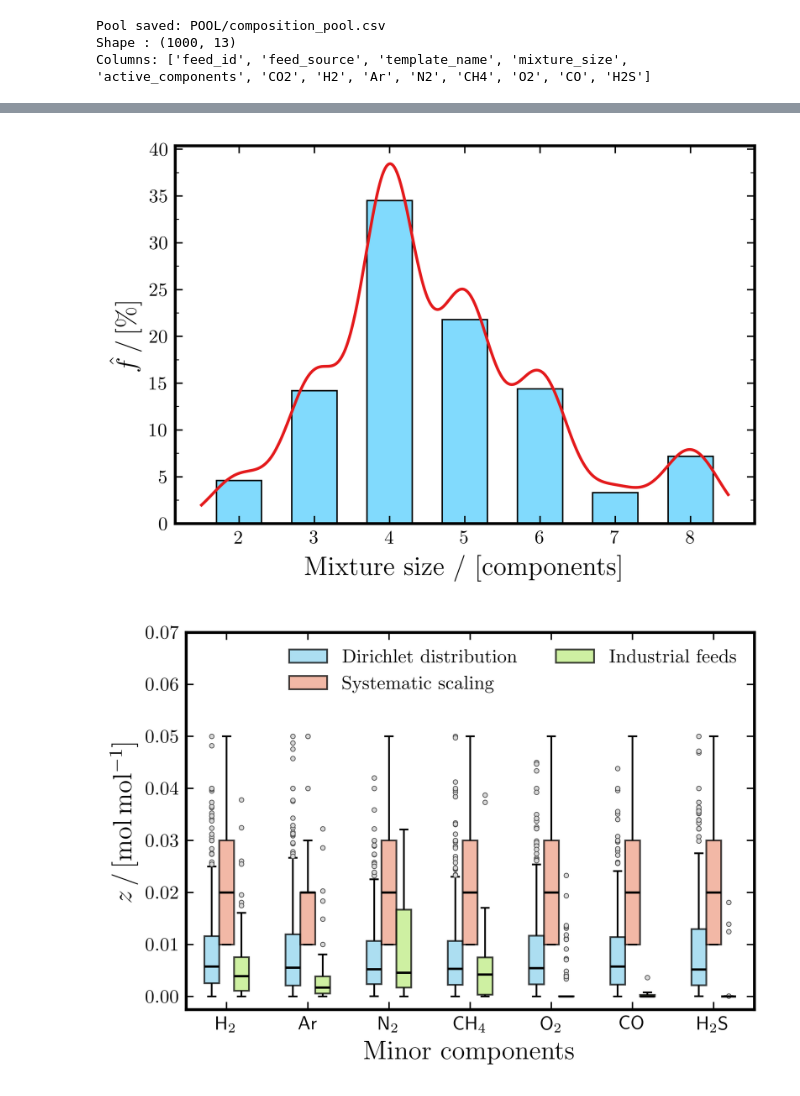
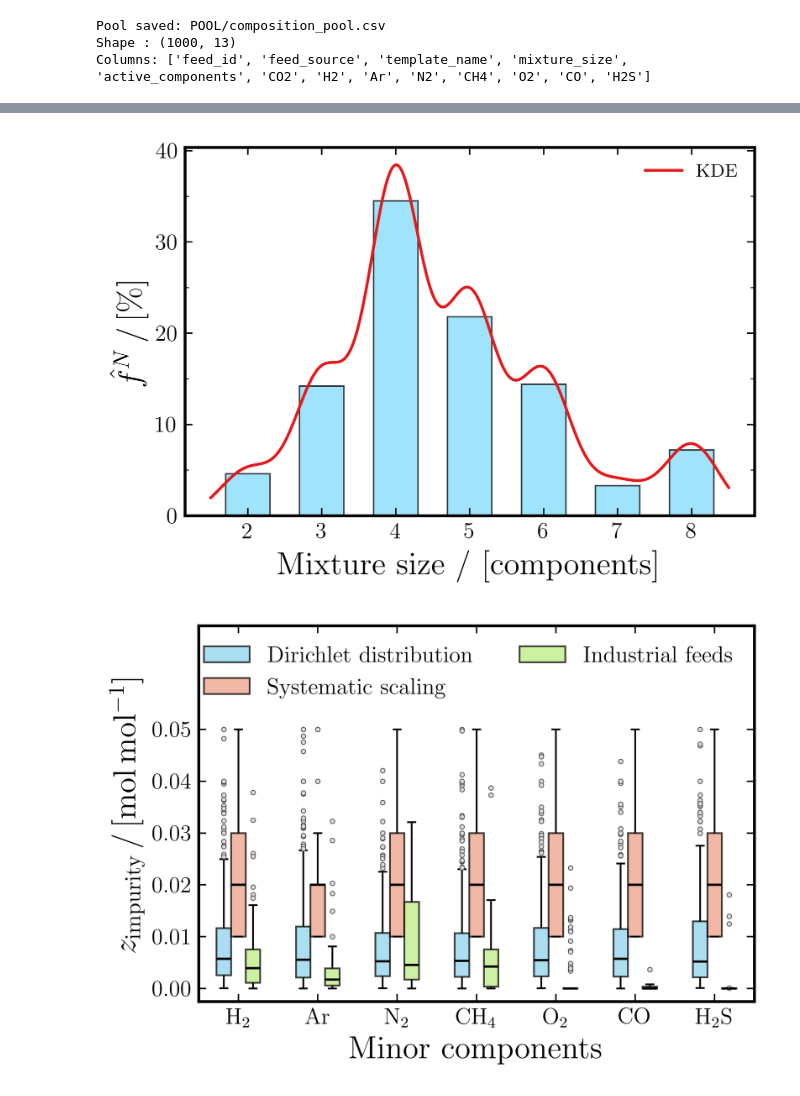
Before and after one commit to Darz2/co2-impurities-ml-surrogates, a Jupyter notebook: PCSAFT_cDFT/PART_2/POOL_GENERATION.ipynb, the cells around one changed output, grey strips where cells are left out. Saved outputs shown, nothing was run; the diff lists cells and outputs as text; code cells hidden in the pictures.

```diff
--- a/PCSAFT_cDFT/PART_2/POOL_GENERATION.ipynb
+++ b/PCSAFT_cDFT/PART_2/POOL_GENERATION.ipynb
@@ -240,8 +240,8 @@ Name: count, dtype: int64
 # %%
 # ── Mixture size distribution histogram + KDE ─────────────────────────────────
 # Normalisation:
-#   bar  : h_hat_i [%] = ( n_i / N ) × 100   →  all bars sum to 100 %
-#   KDE  : f_hat(x) [%] = f_KDE(x) × 100     →  integral over domain = 100 %
+#   bar  : f_hat^N_i [%] = ( n_i / N ) × 100   →  all bars sum to 100 %
+#   KDE  : f_hat^N(x) [%] = f_KDE(x) × 100     →  integral over domain = 100 %
 from scipy.stats import gaussian_kde
 from matplotlib.ticker import AutoMinorLocator, NullLocator
 
@@ -261,26 +261,28 @@ ax.bar(
     size_counts.index, pct_counts,
     width=0.6,
     color="#81dafd",
+    alpha=0.75,
     edgecolor="black",
     linewidth=ps.spine_width * 0.5,
 )
-ax.plot(x_kde, kde_vals_pct, color=ps.colors[0], linewidth=ps.linewidth * 1.5)
+ax.plot(x_kde, kde_vals_pct, color=ps.colors[0], linewidth=ps.linewidth * 1.5, label=r"$\mathrm{KDE}$")
 
 ax.set_xlabel(r"$\mathrm{Mixture\ size\ /\ [components]}$",
-              fontsize=ps.label_fontsize)
-ax.set_ylabel(r"$\hat{f} \, / \, [\%]$", fontsize=ps.label_fontsize)
+              fontsize=ps.label_fontsize*1.2)
+ax.set_ylabel(r"$\hat{f}^{N} \, / \, [\%]$", fontsize=ps.label_fontsize*1.2)
 ax.set_xticks(size_counts.index)
 
 # Minor ticks: y-axis only — x-axis is discrete (integer component counts)
 ax.xaxis.set_minor_locator(NullLocator())
 ax.yaxis.set_minor_locator(AutoMinorLocator(2))
-ax.tick_params(axis="both", which="major", labelsize=ps.tick_labelsize)
+ax.tick_params(axis="both", which="major", labelsize=ps.tick_labelsize*1.2)
 
+plt.legend(frameon=False, fontsize=ps.legend_fontsize*1.2)
 plt.tight_layout()
 ps.save_plot(fig, "pool_mixture_size_dist", folder=str(OUTPUT_DIR))
 plt.show()
 # %% [output]
-[figure, old version]
+[figure, new version]
 # %%
 # ── Distribution of minor components by feed source ───────────────────────────
 palette = ["#81dafd", "#ff9778", "#c0fc72"]
@@ -308,14 +310,15 @@ plot_df = plot_df.melt(
 plot_df = plot_df[plot_df["Mole fraction"] > 0]
 
 rename_map = {
-    "H2":  r"H$_2$",
-    "Ar":  r"Ar",
-    "N2":  r"N$_2$",
-    "CH4": r"CH$_4$",
-    "O2":  r"O$_2$",
-    "CO":  r"CO",
-    "H2S": r"H$_2$S",
+    "H2":  r"$\mathrm{H}_2$",
+    "Ar":  r"$\mathrm{Ar}$",
+    "N2":  r"$\mathrm{N}_2$",
+    "CH4": r"$\mathrm{CH}_4$",
+    "O2":  r"$\mathrm{O}_2$",
+    "CO":  r"$\mathrm{CO}$",
+    "H2S": r"$\mathrm{H}_2\mathrm{S}$",
 }
+
 plot_df["Component"] = plot_df["Component"].map(rename_map)
 
 hue_order = [
@@ -333,39 +336,41 @@ sns.boxplot(
     hue="feed_source_plot",
     hue_order=hue_order,
     ax=ax,
     palette=palette,
     linewidth=ps.spine_width * 0.6,
     fliersize=ps.markersize * 0.6,
     width=0.55,
     boxprops=dict(edgecolor='black', alpha=0.75),
     whiskerprops=dict(color='black', linewidth=ps.spine_width * 0.6),
     capprops=dict(color='black', linewidth=ps.spine_width * 0.6),
     medianprops=dict(color='black', linewidth=ps.spine_width * 0.8),
     flierprops=dict(
         marker='o',
         markerfacecolor='#d9d9d9',
         markeredgecolor='#4d4d4d',
         markeredgewidth=0.4,
         markersize=ps.markersize * 0.6,
         linestyle='none',
     ),
 )
 
 # ax.axhline(0.05, color='gray', linestyle='--', linewidth=ps.spine_width * 0.5)
-ax.set_xlabel(r"$\mathrm{Minor\ components}$", fontsize=ps.label_fontsize)
-ax.set_ylabel(r"$z \, / \, [\mathrm{mol \, mol^{-1}}]$",
-              fontsize=ps.label_fontsize)
-ax.tick_params(axis="both", which="major", labelsize=ps.tick_labelsize)
+ax.set_xlabel(r"$\mathrm{Minor\ components}$", fontsize=ps.label_fontsize*1.2)
+ax.set_ylabel(r"$z_{\mathrm{impurity}} \, / \, [\mathrm{mol \, mol^{-1}}]$",
+              fontsize=ps.label_fontsize*1.2)
+ax.tick_params(axis="both", which="major", labelsize=ps.tick_labelsize*1.2)
 ax.set_axisbelow(True)
 
-ax.legend(fontsize=ps.tick_labelsize, loc="upper right", ncol=2,
+ax.legend(fontsize=ps.tick_labelsize*1.2, loc="upper right", ncol=2,
           edgecolor="black", facecolor="white", frameon=False, framealpha=1.0)
+
 ax.set_ylim(top=0.07)
+ax.set_yticks([0.00, 0.01, 0.02, 0.03, 0.04, 0.05])
 plt.tight_layout()
 ps.save_plot(fig, "boxplot_minor_components", folder=str(OUTPUT_DIR))
 plt.show()
 # %% [output]
-[figure, old version]
+[figure, new version]
 # %%
 elapsed = time.perf_counter() - notebook_start
 print(f"Notebook runtime: {elapsed:.1f} s")
```
Also changed, not shown: parts of 3 cells of this notebook, 28 other files.
